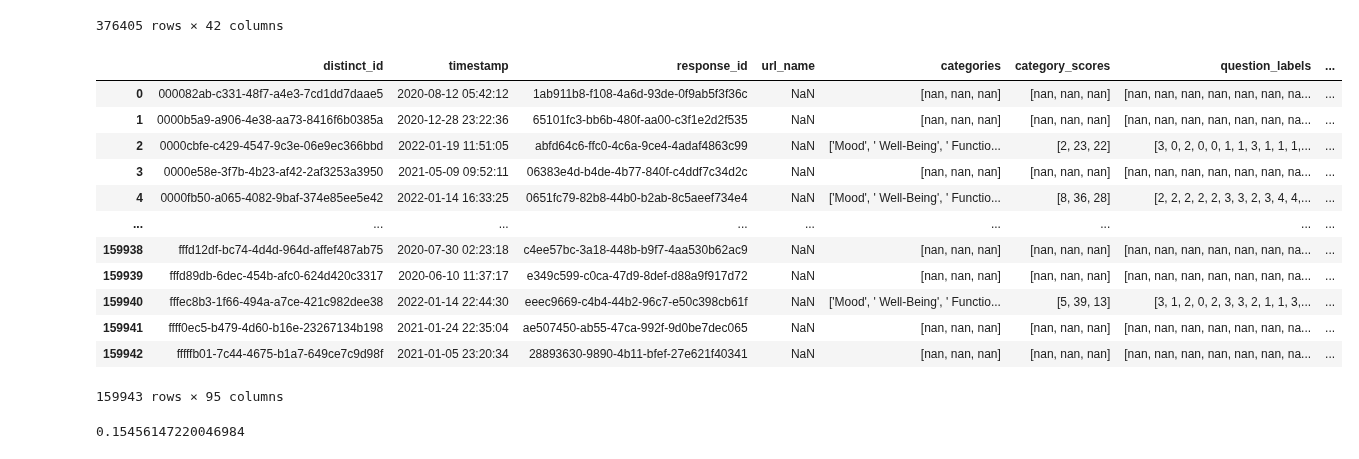
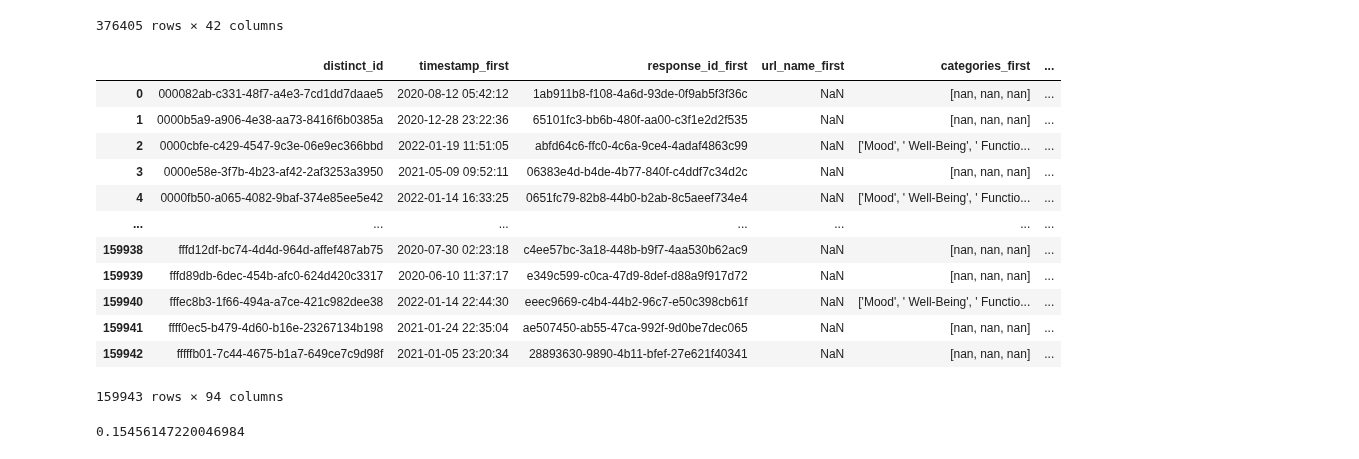
Before and after one commit to conormc1995/scs_assessments, a Jupyter notebook: MixPanel_Assessments_Analysis.ipynb, the cells around one changed output. Drawn from its saved outputs; the diff is of its cells as text; code cells hidden in the pictures.

```diff
--- a/MixPanel_Assessments_Analysis.ipynb
+++ b/MixPanel_Assessments_Analysis.ipynb
@@ -27,22 +27,22 @@ df_assess
 | 376404 | 2021-01-05 23:20:34 | fffffb01-7c44-4675-b1a7-649ce7c9d98f | 28893630-9890-4b11-bfef-27e621f40341 | NaN | [nan, nan, nan] | [nan, nan, nan] | [nan, nan, nan, nan, nan, nan, na... | ... |
 376405 rows × 42 columns
 # %%
-file_name = 'mixpanel_users_assess_scores_from_2021-01-01_to_2022-06-30.csv'
+file_name = 'mixpanel_users_assess_scores.csv'
 
 df_assess_fl = df_from_csv(file_name)
 df_assess_fl
 # %% [output]
-|  | distinct_id | timestamp | response_id | url_name | categories | category_scores | question_labels | ... |
-| 0 | 000082ab-c331-48f7-a4e3-7cd1dd7daae5 | 2020-08-12 05:42:12 | 1ab911b8-f108-4a6d-93de-0f9ab5f3f36c | NaN | [nan, nan, nan] | [nan, nan, nan] | [nan, nan, nan, nan, nan, nan, na... | ... |
-| 1 | 0000b5a9-a906-4e38-aa73-8416f6b0385a | 2020-12-28 23:22:36 | 65101fc3-bb6b-480f-aa00-c3f1e2d2f535 | NaN | [nan, nan, nan] | [nan, nan, nan] | [nan, nan, nan, nan, nan, nan, na... | ... |
-| 2 | 0000cbfe-c429-4547-9c3e-06e9ec366bbd | 2022-01-19 11:51:05 | abfd64c6-ffc0-4c6a-9ce4-4adaf4863c99 | NaN | ['Mood', ' Well-Being', ' Functio... | [2, 23, 22] | [3, 0, 2, 0, 0, 1, 1, 3, 1, 1, 1,... | ... |
-| 3 | 0000e58e-3f7b-4b23-af42-2af3253a3950 | 2021-05-09 09:52:11 | 06383e4d-b4de-4b77-840f-c4ddf7c34d2c | NaN | [nan, nan, nan] | [nan, nan, nan] | [nan, nan, nan, nan, nan, nan, na... | ... |
-| 4 | 0000fb50-a065-4082-9baf-374e85ee5e42 | 2022-01-14 16:33:25 | 0651fc79-82b8-44b0-b2ab-8c5aeef734e4 | NaN | ['Mood', ' Well-Being', ' Functio... | [8, 36, 28] | [2, 2, 2, 2, 2, 3, 3, 2, 3, 4, 4,... | ... |
-| ... | ... | ... | ... | ... | ... | ... | ... | ... |
-| 159938 | fffd12df-bc74-4d4d-964d-affef487ab75 | 2020-07-30 02:23:18 | c4ee57bc-3a18-448b-b9f7-4aa530b62ac9 | NaN | [nan, nan, nan] | [nan, nan, nan] | [nan, nan, nan, nan, nan, nan, na... | ... |
-| 159939 | fffd89db-6dec-454b-afc0-624d420c3317 | 2020-06-10 11:37:17 | e349c599-c0ca-47d9-8def-d88a9f917d72 | NaN | [nan, nan, nan] | [nan, nan, nan] | [nan, nan, nan, nan, nan, nan, na... | ... |
-| 159940 | fffec8b3-1f66-494a-a7ce-421c982dee38 | 2022-01-14 22:44:30 | eeec9669-c4b4-44b2-96c7-e50c398cb61f | NaN | ['Mood', ' Well-Being', ' Functio... | [5, 39, 13] | [3, 1, 2, 0, 2, 3, 3, 2, 1, 1, 3,... | ... |
-| 159941 | ffff0ec5-b479-4d60-b16e-23267134b198 | 2021-01-24 22:35:04 | ae507450-ab55-47ca-992f-9d0be7dec065 | NaN | [nan, nan, nan] | [nan, nan, nan] | [nan, nan, nan, nan, nan, nan, na... | ... |
-| 159942 | fffffb01-7c44-4675-b1a7-649ce7c9d98f | 2021-01-05 23:20:34 | 28893630-9890-4b11-bfef-27e621f40341 | NaN | [nan, nan, nan] | [nan, nan, nan] | [nan, nan, nan, nan, nan, nan, na... | ... |
+|  | distinct_id | timestamp_first | response_id_first | url_name_first | categories_first | ... |
+| 0 | 000082ab-c331-48f7-a4e3-7cd1dd7daae5 | 2020-08-12 05:42:12 | 1ab911b8-f108-4a6d-93de-0f9ab5f3f36c | NaN | [nan, nan, nan] | ... |
+| 1 | 0000b5a9-a906-4e38-aa73-8416f6b0385a | 2020-12-28 23:22:36 | 65101fc3-bb6b-480f-aa00-c3f1e2d2f535 | NaN | [nan, nan, nan] | ... |
+| 2 | 0000cbfe-c429-4547-9c3e-06e9ec366bbd | 2022-01-19 11:51:05 | abfd64c6-ffc0-4c6a-9ce4-4adaf4863c99 | NaN | ['Mood', ' Well-Being', ' Functio... | ... |
+| 3 | 0000e58e-3f7b-4b23-af42-2af3253a3950 | 2021-05-09 09:52:11 | 06383e4d-b4de-4b77-840f-c4ddf7c34d2c | NaN | [nan, nan, nan] | ... |
+| 4 | 0000fb50-a065-4082-9baf-374e85ee5e42 | 2022-01-14 16:33:25 | 0651fc79-82b8-44b0-b2ab-8c5aeef734e4 | NaN | ['Mood', ' Well-Being', ' Functio... | ... |
+| ... | ... | ... | ... | ... | ... | ... |
+| 159938 | fffd12df-bc74-4d4d-964d-affef487ab75 | 2020-07-30 02:23:18 | c4ee57bc-3a18-448b-b9f7-4aa530b62ac9 | NaN | [nan, nan, nan] | ... |
+| 159939 | fffd89db-6dec-454b-afc0-624d420c3317 | 2020-06-10 11:37:17 | e349c599-c0ca-47d9-8def-d88a9f917d72 | NaN | [nan, nan, nan] | ... |
+| 159940 | fffec8b3-1f66-494a-a7ce-421c982dee38 | 2022-01-14 22:44:30 | eeec9669-c4b4-44b2-96c7-e50c398cb61f | NaN | ['Mood', ' Well-Being', ' Functio... | ... |
+| 159941 | ffff0ec5-b479-4d60-b16e-23267134b198 | 2021-01-24 22:35:04 | ae507450-ab55-47ca-992f-9d0be7dec065 | NaN | [nan, nan, nan] | ... |
+| 159942 | fffffb01-7c44-4675-b1a7-649ce7c9d98f | 2021-01-05 23:20:34 | 28893630-9890-4b11-bfef-27e621f40341 | NaN | [nan, nan, nan] | ... |
-159943 rows × 95 columns
+159943 rows × 94 columns
 # %%
```
Also changed, not shown: parts of 17 cells of this notebook, 1 other file.
